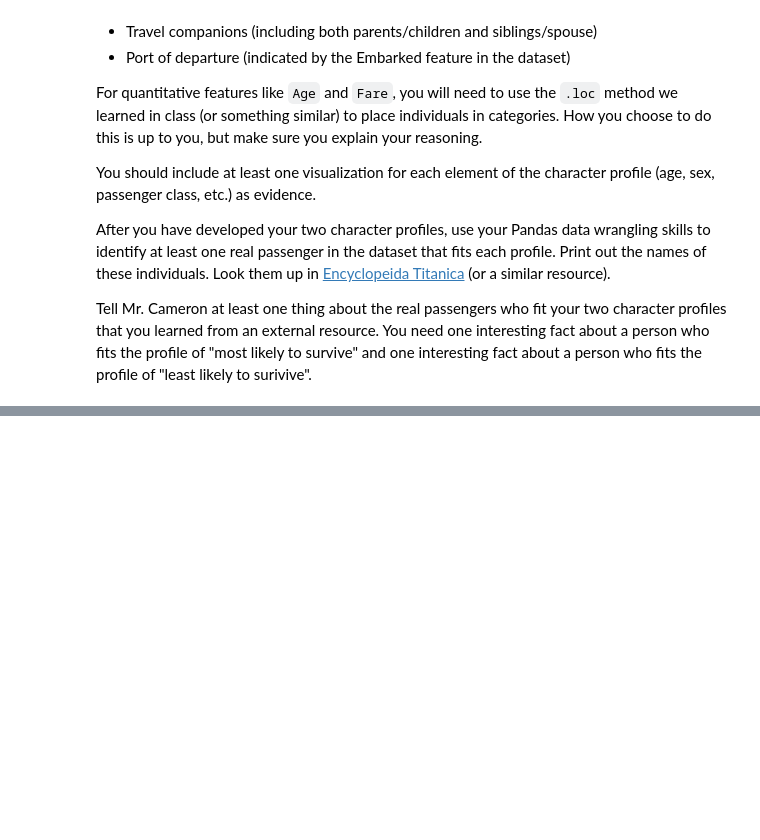
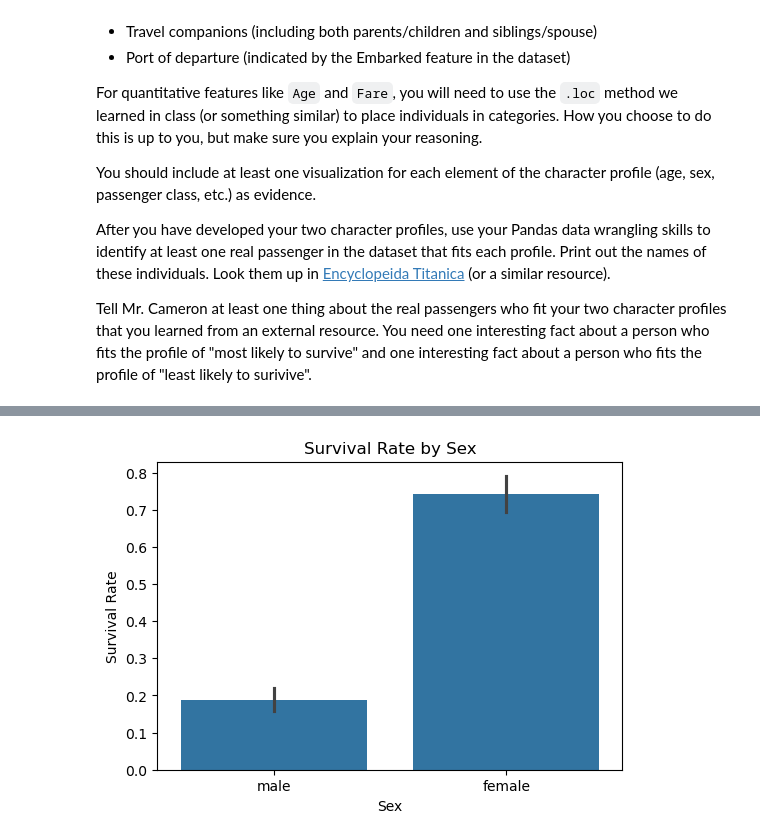
Before and after one commit to jennduke/Data_Visualization_And_Modeling, a Jupyter notebook: Lab/2.3 Visualizing Relationships Between Categorical Features Lab.ipynb, the cells around one changed output, grey strips where cells are left out. Cells and saved outputs as stored; diff of their text form; code cells hidden in the pictures; blank space fills up the shorter version.

Commit message:
Visualizing Rrlationshops 2.3 complete

```diff
--- a/Lab/2.3 Visualizing Relationships Between Categorical Features Lab.ipynb
+++ b/Lab/2.3 Visualizing Relationships Between Categorical Features Lab.ipynb
@@ -20,0 +43,5 @@ Tell Mr. Cameron at least one thing about the real passengers who fit your two c
+# %%
+df.loc[df['Age'] < 18, 'AgeGroup'] = 'Child'
+df.loc[(df['Age'] >= 18) & (df['Age'] < 35), 'AgeGroup'] = 'Young Adult'
+df.loc[(df['Age'] >= 35) & (df['Age'] < 50), 'AgeGroup'] = 'Adult'
+df.loc[df['Age'] >= 50, 'AgeGroup'] = 'Older Adult'
@@ -20,0 +50,4 @@ Tell Mr. Cameron at least one thing about the real passengers who fit your two c
+# %%
+df.loc[df['Fare'] < 10, 'FareGroup'] = 'Low'
+df.loc[(df['Fare'] >= 10) & (df['Fare'] < 50), 'FareGroup'] = 'Medium'
+df.loc[df['Fare'] >= 50, 'FareGroup'] = 'High'
@@ -20,0 +56,6 @@ Tell Mr. Cameron at least one thing about the real passengers who fit your two c
+# %%
+df['FamilySize'] = df['SibSp'] + df['Parch']
+# %%
+df.loc[df['FamilySize'] == 0, 'FamilyGroup'] = 'Alone'
+df.loc[(df['FamilySize'] >= 1) & (df['FamilySize'] <= 3), 'FamilyGroup'] = 'Small Family'
+df.loc[df['FamilySize'] > 3, 'FamilyGroup'] = 'Large Family'
@@ -20,0 +64,8 @@ Tell Mr. Cameron at least one thing about the real passengers who fit your two c
+# %%
+plt.figure(figsize=(6,4))
+sns.barplot(data=df, x='Sex', y='Survived')
+plt.title('Survival Rate by Sex')
+plt.ylabel('Survival Rate')
+plt.show()
+# %% [output]
+[figure, added]
```
Also changed, not shown: parts of 15 cells of this notebook.
